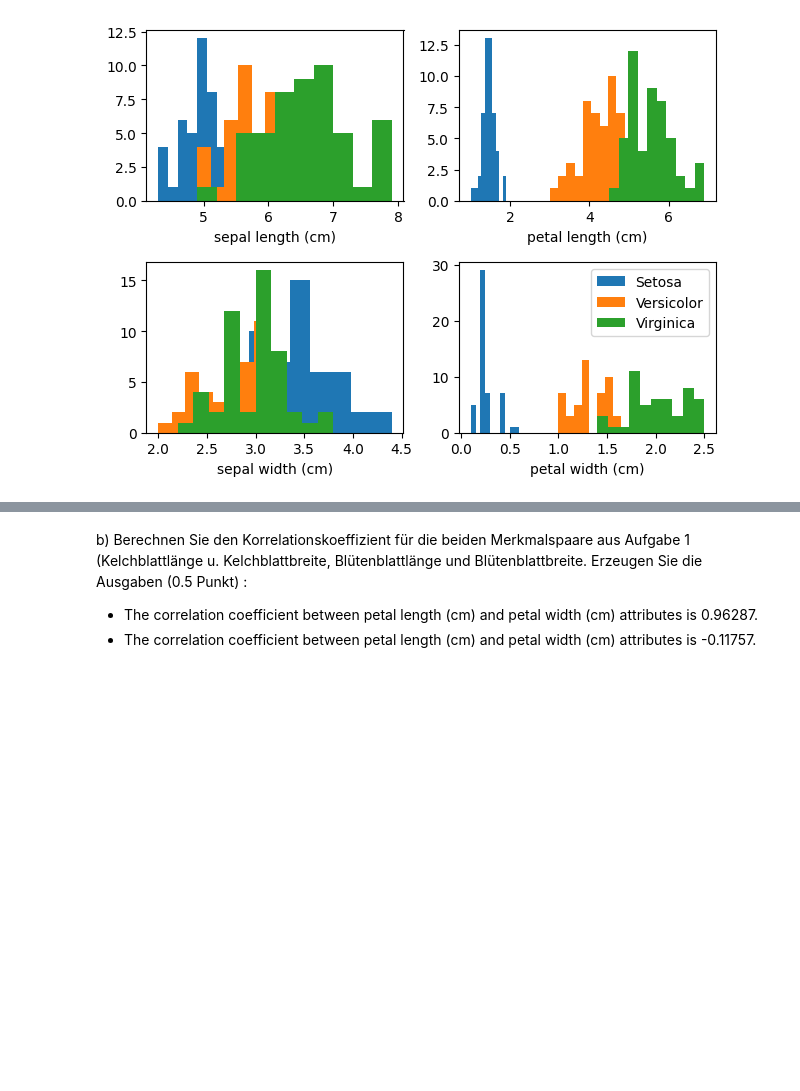
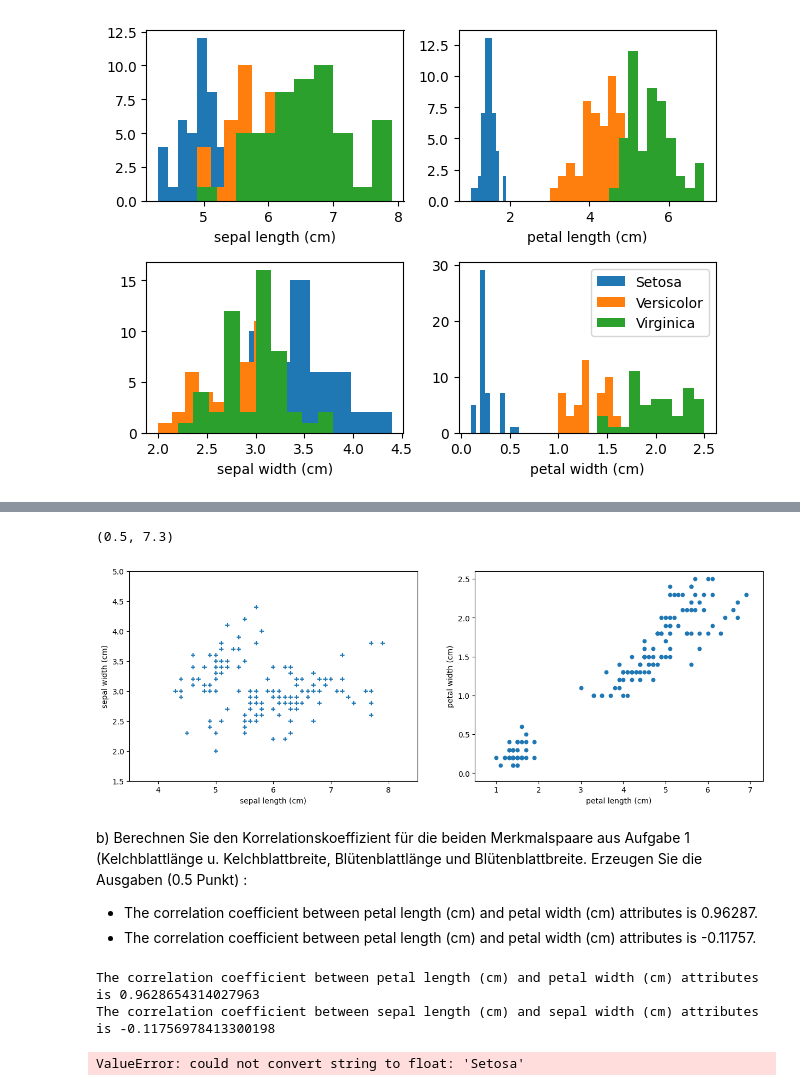
Before and after one commit to MuhammedKrz/DatenanalyseUndMLPraktika, a Jupyter notebook: Blatt 4/Praktikum4.ipynb, the cells around one changed output, grey strips where cells are left out. Saved outputs shown, nothing was run; the diff lists cells and outputs as text; code cells hidden in the pictures; blank space fills up the shorter version.

```diff
--- a/Blatt 4/Praktikum4.ipynb
+++ b/Blatt 4/Praktikum4.ipynb
@@ -35,11 +35,35 @@ a) Zeichnen Sie ein Streudiagramm für die Attribute Kelchblaltlänge in der x-A
 Abblidung sowie für Blütenblattlänge und Blütenblattbreite auch wie unten in der Abbildung. (0.5 Punkt)
 
 <img src="images/2a.png" width="1200">
+# %%
+fig, ax = plt.subplots(ncols=2, figsize=(15, 5))
+
+ax[0].scatter(df['sepal.length'], df['sepal.width'], marker='+')
+ax[0].set_xlabel('sepal length (cm)')
+ax[0].set_ylabel('sepal width (cm)')
+ax[0].set_ylim(1.5, 5)
+ax[0].set_xlim(3.5, 8.5)
+
+ax[1].scatter(df['petal.length'], df['petal.width'], s=22)
+ax[1].set_xlabel('petal length (cm)')
+ax[1].set_ylabel('petal width (cm)')
+ax[1].set_ylim(-0.1, 2.6)
+ax[1].set_xlim(0.5, 7.3)
+# %% [output]
+(0.5, 7.3)
+[figure, added]
 # %% [markdown]
 b) Berechnen Sie den Korrelationskoeffizient für die beiden Merkmalspaare aus Aufgabe 1 (Kelchblattlänge u. Kelchblattbreite,
 Blütenblattlänge und Blütenblattbreite. Erzeugen Sie die Ausgaben (0.5 Punkt) :
 - The correlation coefficient between petal length (cm) and petal width (cm) attributes is 0.96287.
 - The correlation coefficient between petal length (cm) and petal width (cm) attributes is -0.11757.
+# %%
+print("The correlation coefficient between petal length (cm) and petal width (cm) attributes is", df['petal.length'].corr(df['petal.width']))
+print("The correlation coefficient between sepal length (cm) and sepal width (cm) attributes is", df['sepal.length'].corr(df['sepal.width']))
+# %% [output]
+The correlation coefficient between petal length (cm) and petal width (cm) attributes is 0.9628654314027963
+The correlation coefficient between sepal length (cm) and sepal width (cm) attributes is -0.11756978413300198
+ValueError: could not convert string to float: 'Setosa'
 # %% [markdown]
 ## Aufgabe 3 (3 Punkte)
 Lesen Sie den Datensatz ‚pvtest.csv‘ als DataFrame ein. Der Datensatz stammt aus dem Monitoring von einer
```
